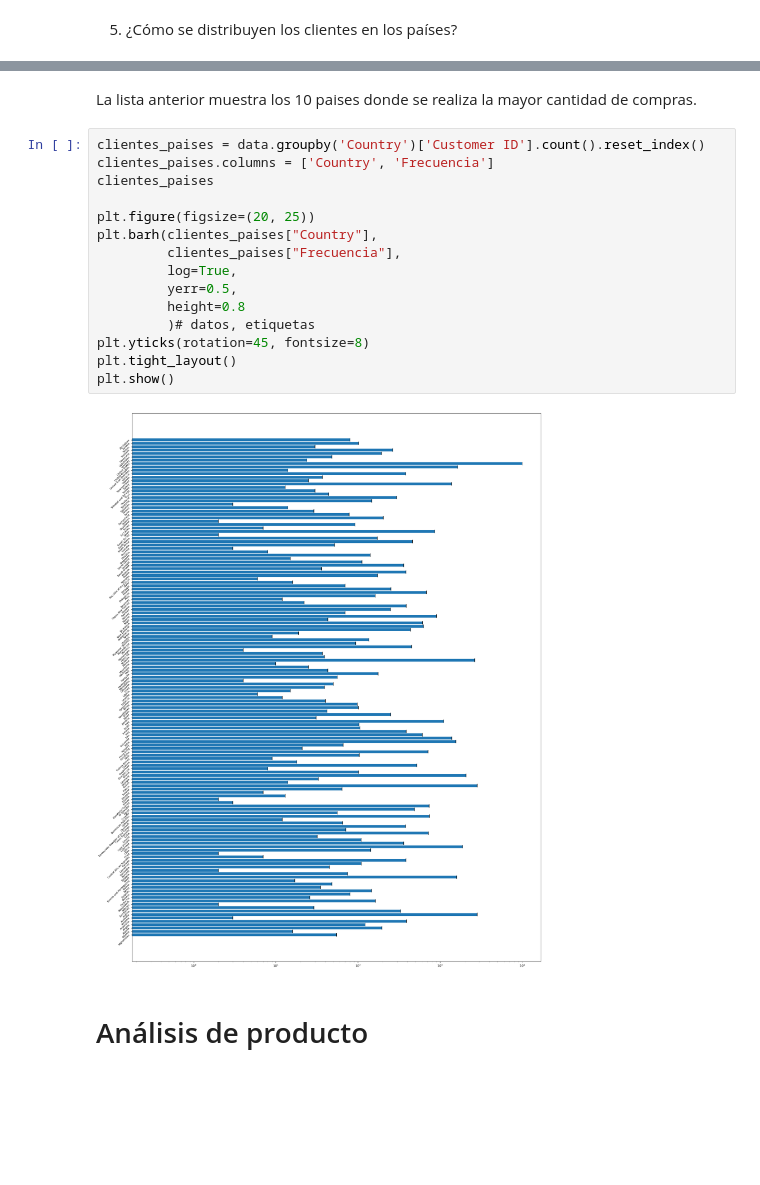
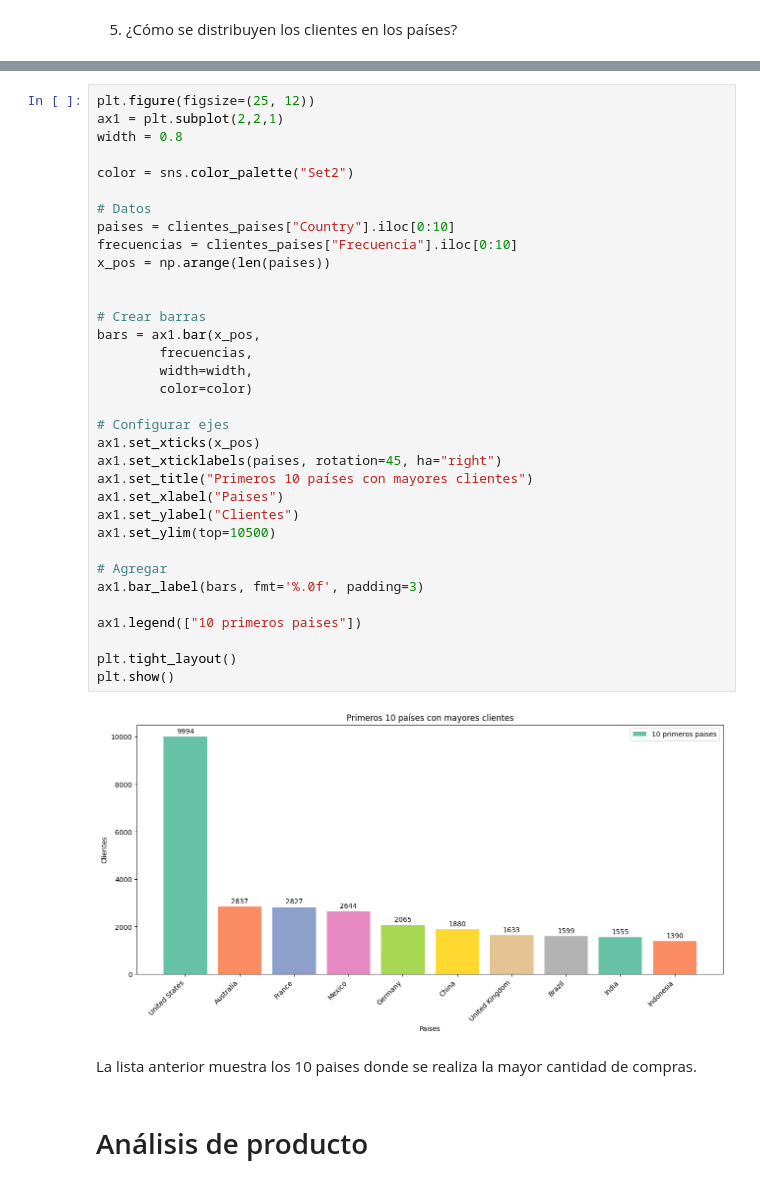
Before and after one commit to Leoga93/sistema-recomendaci-n, a Jupyter notebook: notebooks/00_comprension_negocio.ipynb, the cells around one changed output, grey strips where cells are left out. Drawn from its saved outputs; the diff is of its cells as text; blank space fills up the shorter version.

```diff
--- a/notebooks/00_comprension_negocio.ipynb
+++ b/notebooks/00_comprension_negocio.ipynb
@@ -230,24 +314,43 @@ clientes_paises.head(10)
 | 17 | Brazil | 1599 |
 | 57 | India | 1555 |
 | 58 | Indonesia | 1390 |
+# %%
+plt.figure(figsize=(25, 12))
+ax1 = plt.subplot(2,2,1)
+width = 0.8
+
+color = sns.color_palette("Set2")
+
+# Datos
+paises = clientes_paises["Country"].iloc[0:10]
+frecuencias = clientes_paises["Frecuencia"].iloc[0:10]
+x_pos = np.arange(len(paises))
+
+
+# Crear barras
+bars = ax1.bar(x_pos,
+        frecuencias,
+        width=width,
+        color=color)
+
+# Configurar ejes
+ax1.set_xticks(x_pos)
+ax1.set_xticklabels(paises, rotation=45, ha="right")
+ax1.set_title("Primeros 10 países con mayores clientes")
+ax1.set_xlabel("Paises")
+ax1.set_ylabel("Clientes")
+ax1.set_ylim(top=10500)
+
+# Agregar
+ax1.bar_label(bars, fmt='%.0f', padding=3)
+
+ax1.legend(["10 primeros paises"])
+
+plt.tight_layout()
+plt.show()
+# %% [output]
+[figure, added]
 # %% [markdown]
 La lista anterior muestra los 10 paises donde se realiza la mayor cantidad de compras.
-# %%
-clientes_paises = data.groupby('Country')['Customer ID'].count().reset_index()
-clientes_paises.columns = ['Country', 'Frecuencia']
-clientes_paises
-
-plt.figure(figsize=(20, 25))
-plt.barh(clientes_paises["Country"],
-         clientes_paises["Frecuencia"],
-         log=True,
-         yerr=0.5,
-         height=0.8
-         )# datos, etiquetas
-plt.yticks(rotation=45, fontsize=8)
-plt.tight_layout()
-plt.show()
-# %% [output]
-[figure, removed]
 # %% [markdown]
 # Análisis de producto
```
Also changed, not shown: parts of 40 cells of this notebook, 1 other file.
